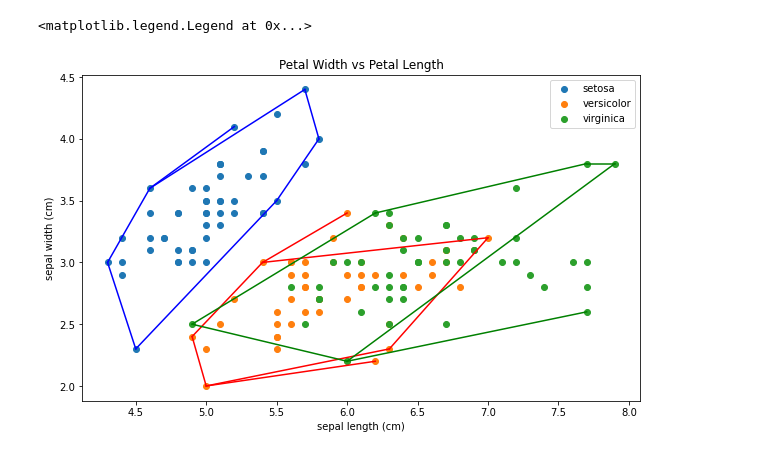
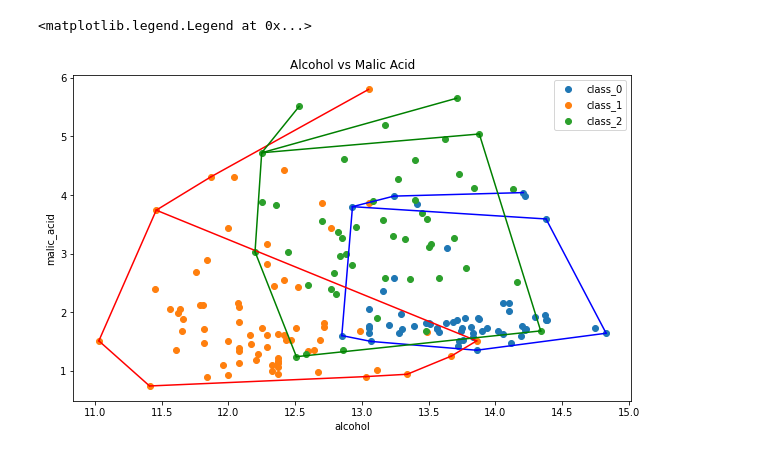
Before and after one commit to johannes-ws/Tucil-2-Stima, a Jupyter notebook: src/main.ipynb, the cells around one changed output. Saved outputs shown, nothing was run; the diff lists cells and outputs as text; code cells hidden in the pictures.

```diff
--- a/src/main.ipynb
+++ b/src/main.ipynb
@@ -24,0 +98,6 @@ df.head()
+# %%
+data = datasets.load_digits()
+df = pd.DataFrame(data.data, columns=data.feature_names)
+df['Target'] = pd.DataFrame(data.target)
+print(df.shape)
+df.head()
@@ -24,0 +152,6 @@ df.head()
+# %%
+data = datasets.load_wine()
+df = pd.DataFrame(data.data, columns=data.feature_names)
+df['Target'] = pd.DataFrame(data.target)
+print(df.shape)
+df.head()
@@ -25,10 +166,7 @@ df.head()
 # %%
-#visualisasi hasil ConvexHull
-import myConvexHull
-
 plt.figure(figsize = (10, 6))
-colors = ['b','r','g']
-plt.title('Petal Width vs Petal Length')
+colors = ['b','r','g','c','m','y','k','w','#ffa500','#bf00ff']
+plt.title('Alcohol vs Malic Acid')
 plt.xlabel(data.feature_names[0])
 plt.ylabel(data.feature_names[1])
 for i in range(len(data.target_names)):
@@ -36,31 +174,31 @@ for i in range(len(data.target_names)):
     bucket = df[df['Target'] == i]
     bucket = bucket.iloc[:,[0,1]].values
     plt.scatter(bucket[:, 0], bucket[:, 1], label=data.target_names[i])
     bucket = sorted(bucket, key=lambda x: (x[0], x[1]))
 
     initial_point = bucket[0]
     final_point = bucket[len(bucket)-1]
 
     part1 = []
     part2 = []
     for i in range(len(bucket)):
         if (myConvexHull.kiri(initial_point, final_point, bucket[i])):
             part1.append(bucket[i])
         elif (myConvexHull.kanan(initial_point, final_point, bucket[i])):
             part2.append(bucket[i])
 
     all_part = []
     total_part = 0
     hull = []
     myConvexHull.divideandconquer(all_part, part1, initial_point, final_point, hull)
     myConvexHull.divideandconquer(all_part, part2, initial_point, final_point, hull)
 
     for i in range(len(hull)):
         x_values = [hull[i][0][0], hull[i][1][0]]
         y_values = [hull[i][0][1], hull[i][1][1]]
         plt.plot(x_values, y_values, colors[warna])
 
 plt.legend()
 # %% [output]
 <matplotlib.legend.Legend at 0x...>
-[figure, old version]
+[figure, new version]
```
Also changed, not shown: parts of 16 cells of this notebook, 1 other file.
